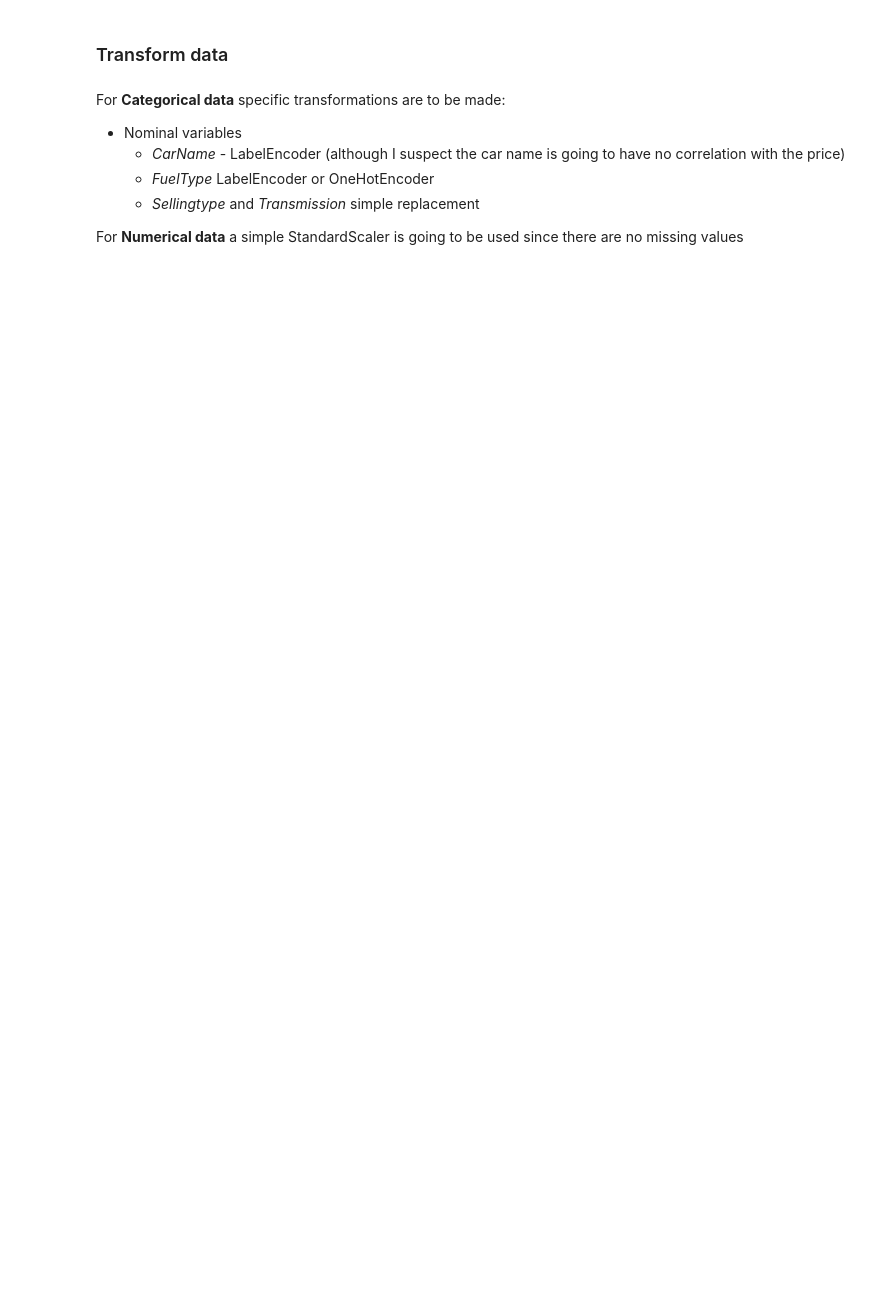
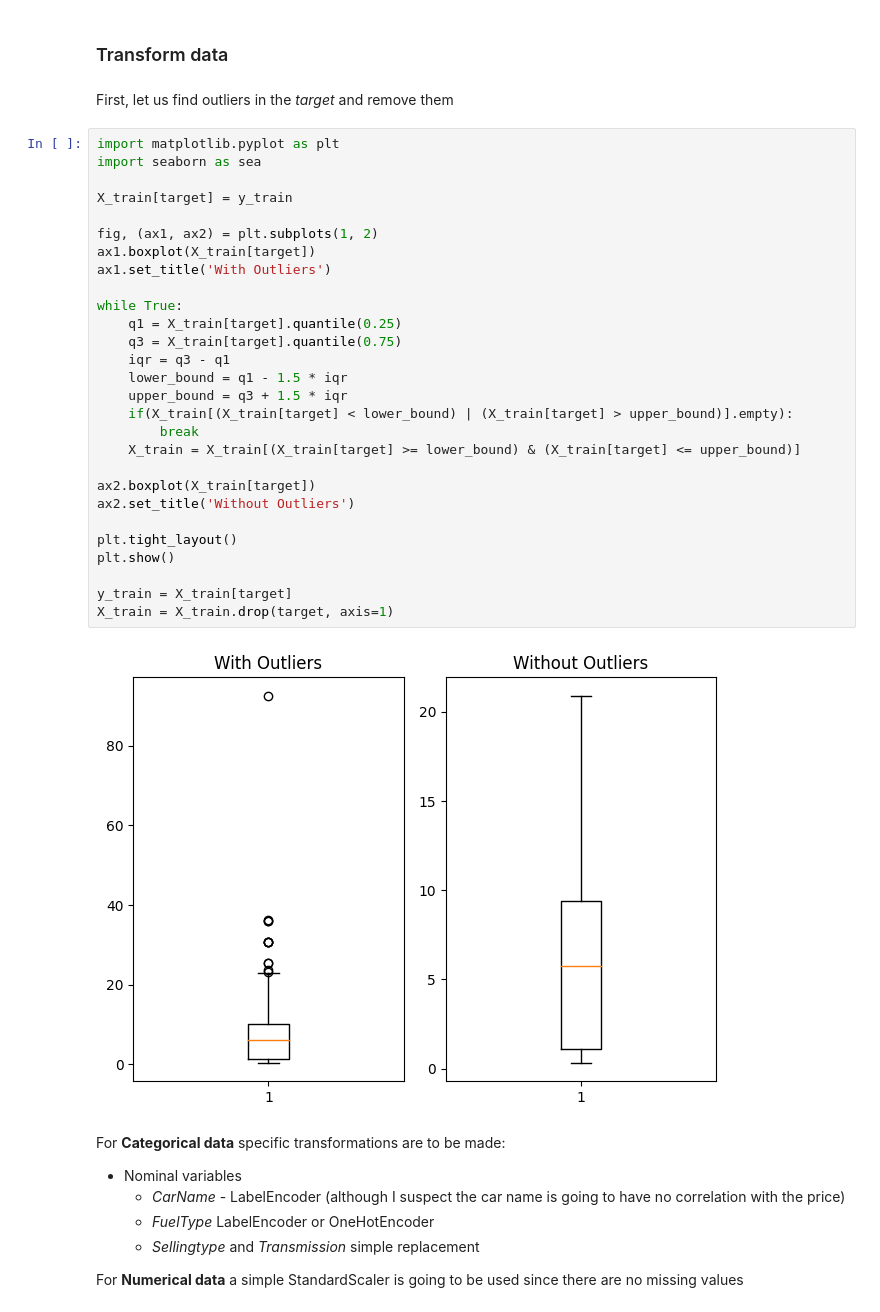
Before and after one commit to esolanoo/Car-Prices-Prediction, a Jupyter notebook: Car Price Prediction.ipynb, the cells around one changed output. Cells and saved outputs as stored; diff of their text form; blank space fills up the shorter version.

```diff
--- a/Car Price Prediction.ipynb
+++ b/Car Price Prediction.ipynb
@@ -95,5 +95,37 @@ X_train.sample(3)
 # %% [markdown]
 ### Transform data
+# %% [markdown]
+First, let us find outliers in the *target* and remove them
+# %%
+import matplotlib.pyplot as plt
+import seaborn as sea
+
+X_train[target] = y_train
+
+fig, (ax1, ax2) = plt.subplots(1, 2)
+ax1.boxplot(X_train[target])
+ax1.set_title('With Outliers')
+
+while True:
+    q1 = X_train[target].quantile(0.25)
+    q3 = X_train[target].quantile(0.75)
+    iqr = q3 - q1
+    lower_bound = q1 - 1.5 * iqr
+    upper_bound = q3 + 1.5 * iqr
+    if(X_train[(X_train[target] < lower_bound) | (X_train[target] > upper_bound)].empty):
+        break
+    X_train = X_train[(X_train[target] >= lower_bound) & (X_train[target] <= upper_bound)]
+
+ax2.boxplot(X_train[target])
+ax2.set_title('Without Outliers')
+
+plt.tight_layout()
+plt.show()
+
+y_train = X_train[target]
+X_train = X_train.drop(target, axis=1)
+# %% [output]
+[figure, added]
 # %% [markdown]
 For **Categorical data** specific transformations are to be made:
  - Nominal variables
```
Also changed, not shown: parts of 19 cells of this notebook.
